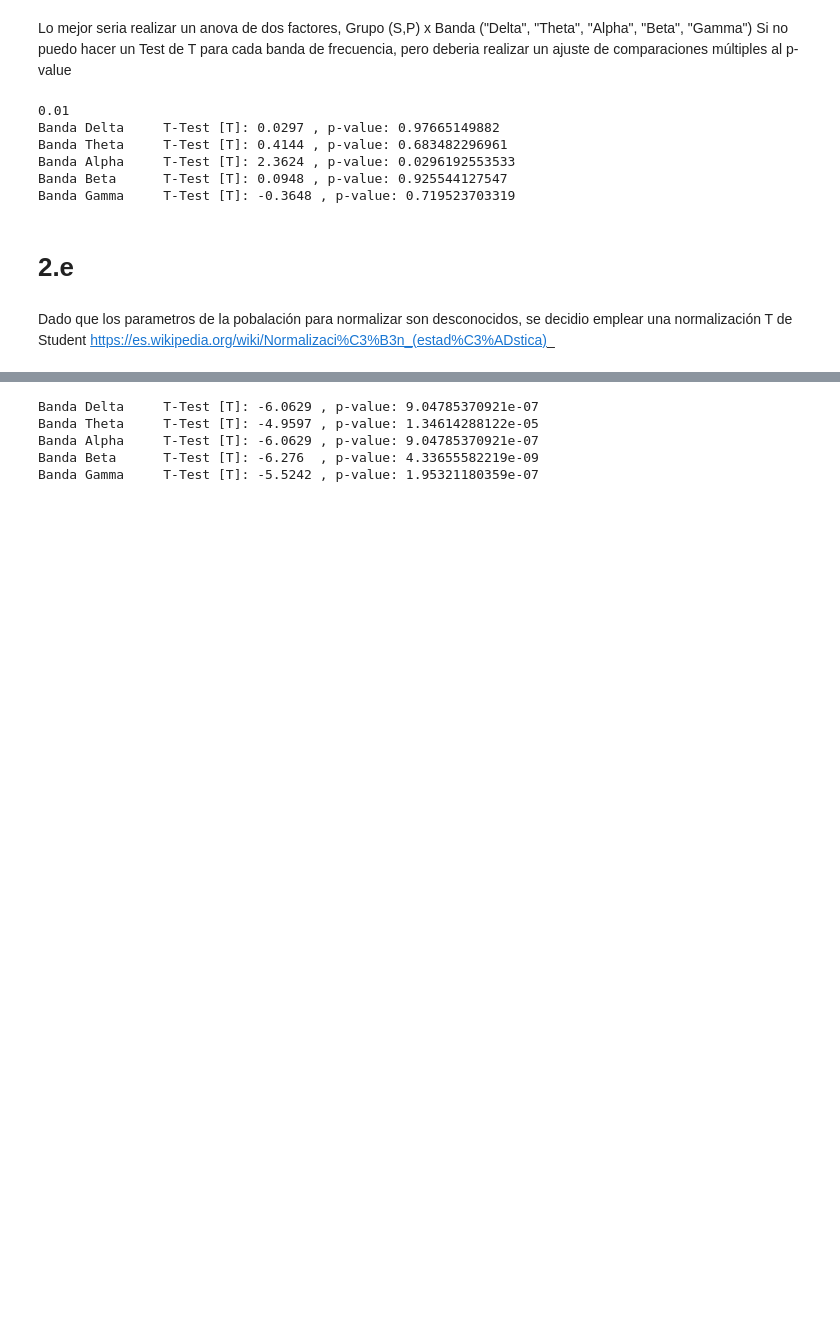
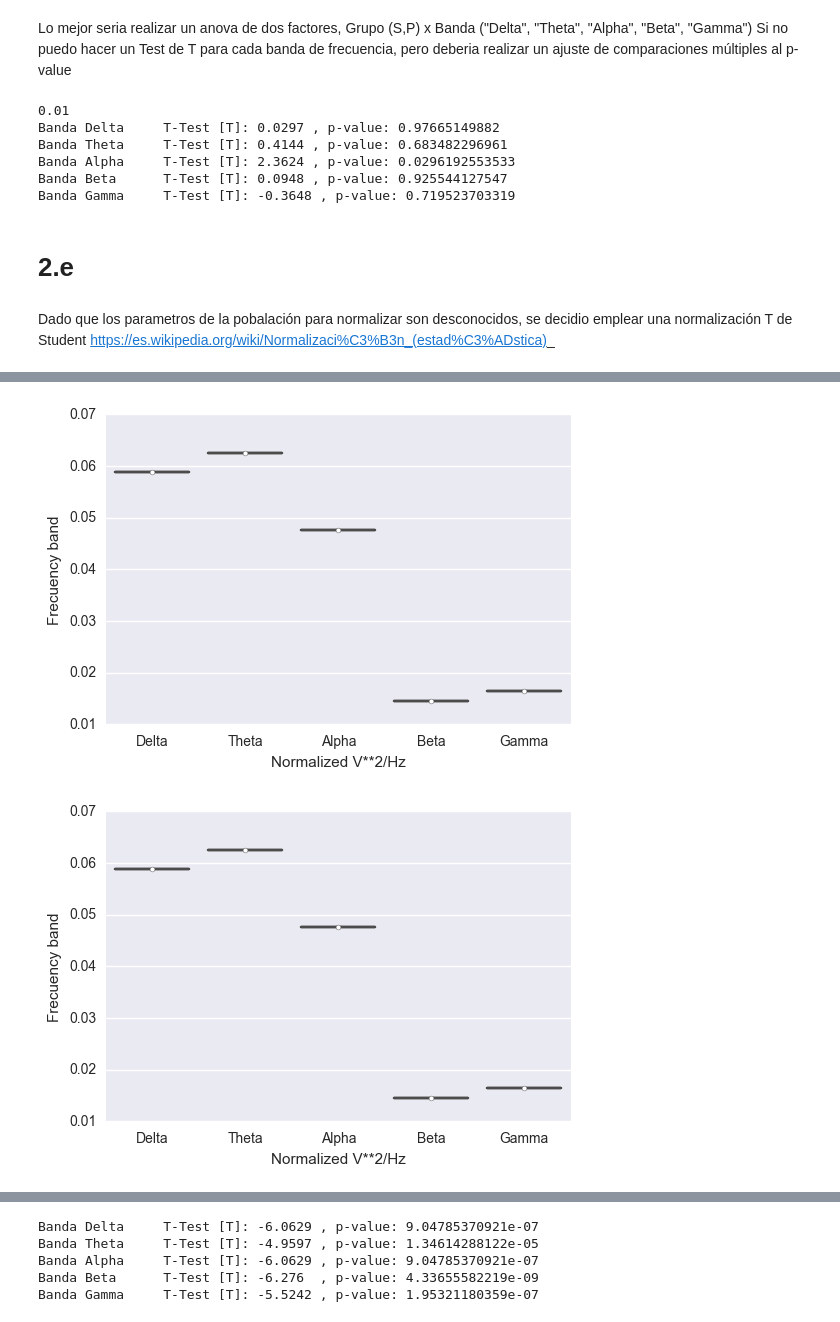
Before and after one commit to turtle-lea/ciencia-de-datos, a Jupyter notebook: tp-2/tp2-version-final.ipynb, the cells around one changed output, grey strips where cells are left out. Cells and saved outputs as stored; diff of their text form; code cells hidden in the pictures; blank space fills up the shorter version.

```diff
--- a/tp-2/tp2-version-final.ipynb
+++ b/tp-2/tp2-version-final.ipynb
@@ -518,0 +520,14 @@ def bandas_frecuencia_normalizadas(sujetos_S, sujetos_P):
+# %%
+def plot_bandas_normalizadas(res):
+    res = pd.DataFrame(res, columns = ["Delta", "Theta", "Alpha", "Beta", "Gamma"]) #Lo pase a Pandas para graficar más lindo
+    seaborn.violinplot(data= res, split= True, orient= "v", scale="width")
+    plt.xlabel("Normalized V**2/Hz")
+    plt.ylabel("Frecuency band")
+    #plt.ylim(0.00115,0.0011501)
+    plt.show()
+
+plot_bandas_normalizadas(frec_normalizadas_S)
+plot_bandas_normalizadas(frec_normalizadas_P)
+# %% [output]
+[figure, added]
+[figure, added]
```
Also changed, not shown: parts of 16 cells of this notebook.
